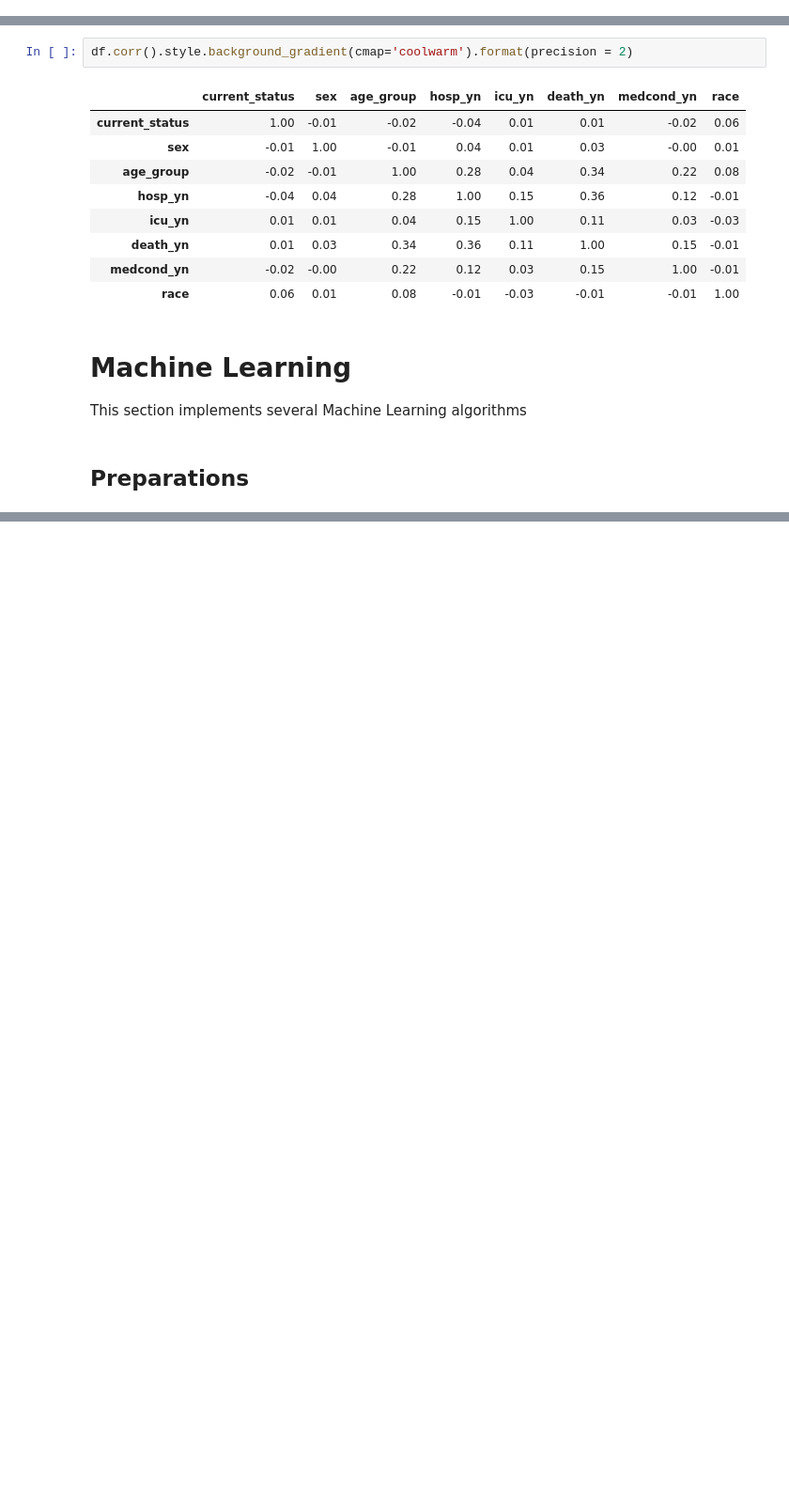
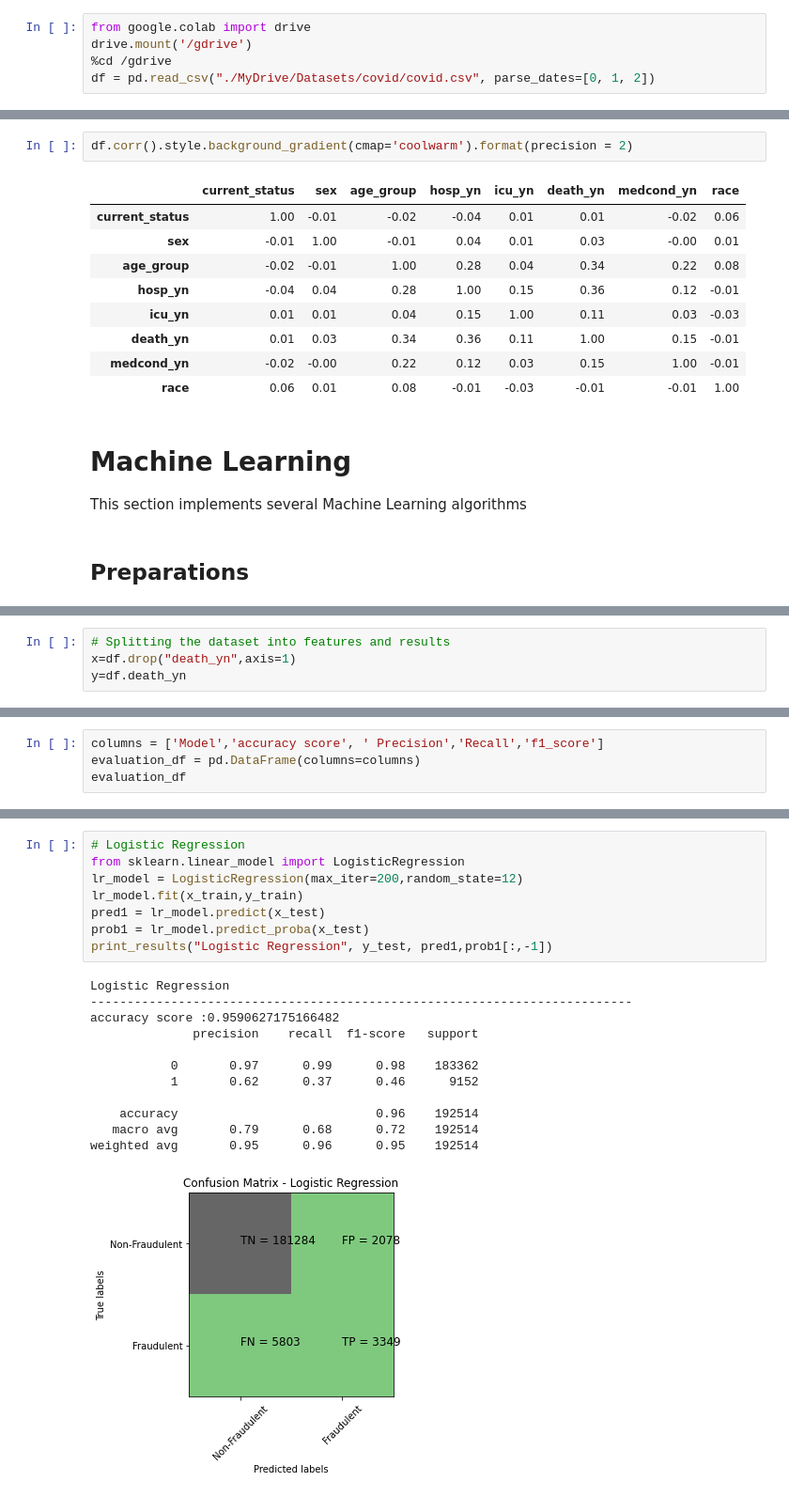
Before and after one commit to babakmahmoudian/ADS-ML, a Jupyter notebook: ml.ipynb, the cells around one changed output, grey strips where cells are left out. Shown at 94% size. Saved outputs shown, nothing was run; the diff lists cells and outputs as text; blank space fills up the shorter version.

```diff
--- a/ml.ipynb
+++ b/ml.ipynb
@@ -25,0 +27,5 @@ df = pd.read_csv("./dataset/covid.csv", parse_dates=[0, 1, 2])
+# %%
+from google.colab import drive
+drive.mount('/gdrive')
+%cd /gdrive
+df = pd.read_csv("./MyDrive/Datasets/covid/covid.csv", parse_dates=[0, 1, 2])
@@ -527,0 +449,4 @@ weighted avg       0.95      0.96      0.95    192514
+# %%
+# Splitting the dataset into features and results
+x=df.drop("death_yn",axis=1)
+y=df.death_yn
@@ -527,0 +458,4 @@ weighted avg       0.95      0.96      0.95    192514
+# %%
+columns = ['Model','accuracy score', ' Precision','Recall','f1_score']
+evaluation_df = pd.DataFrame(columns=columns)
+evaluation_df
@@ -527,0 +515,21 @@ weighted avg       0.95      0.96      0.95    192514
+# %%
+# Logistic Regression
+from sklearn.linear_model import LogisticRegression
+lr_model = LogisticRegression(max_iter=200,random_state=12)
+lr_model.fit(x_train,y_train)
+pred1 = lr_model.predict(x_test)
+prob1 = lr_model.predict_proba(x_test)
+print_results("Logistic Regression", y_test, pred1,prob1[:,-1])
+# %% [output]
+Logistic Regression
+--------------------------------------------------------------------------
+accuracy score :0.9590627175166482
+              precision    recall  f1-score   support
+
+           0       0.97      0.99      0.98    183362
+           1       0.62      0.37      0.46      9152
+
+    accuracy                           0.96    192514
+   macro avg       0.79      0.68      0.72    192514
+weighted avg       0.95      0.96      0.95    192514
+[figure, added]
```
Also changed, not shown: parts of 24 cells of this notebook.
